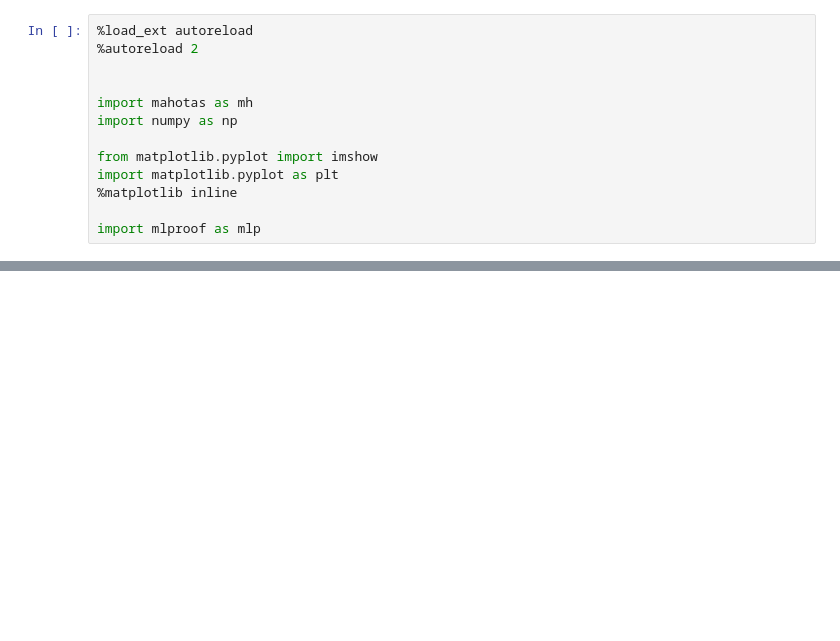
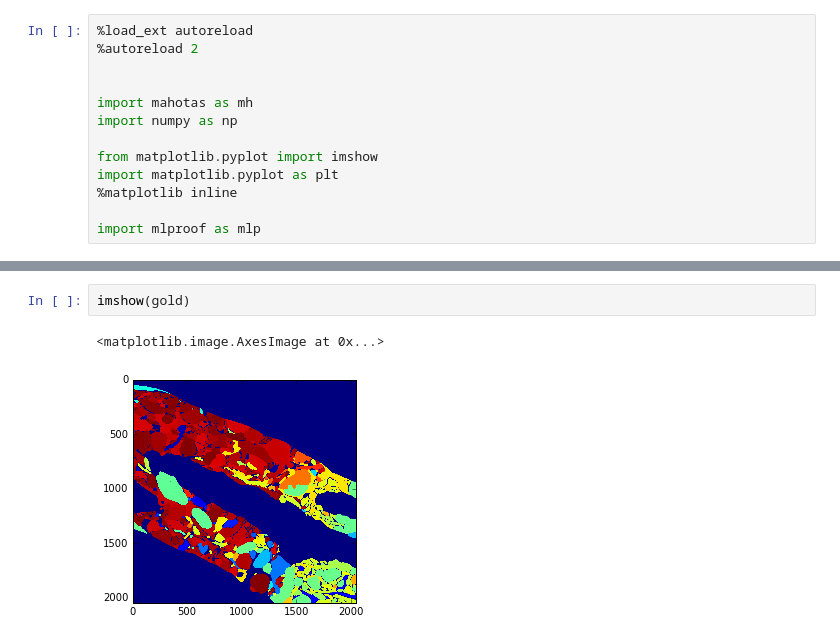
Before and after one commit to SrutiBh/mlproof, a Jupyter notebook: Untitled0.ipynb, the cells around one changed output, grey strips where cells are left out. Drawn from its saved outputs; the diff is of its cells as text; blank space fills up the shorter version.

```diff
--- a/Untitled0.ipynb
+++ b/Untitled0.ipynb
@@ -17,0 +21,5 @@ RuntimeError: Mysterious error
+# %%
+imshow(gold)
+# %% [output]
+<matplotlib.image.AxesImage at 0x...>
+[figure, added]
```
Also changed, not shown: parts of 3 cells of this notebook, 1 other file.
